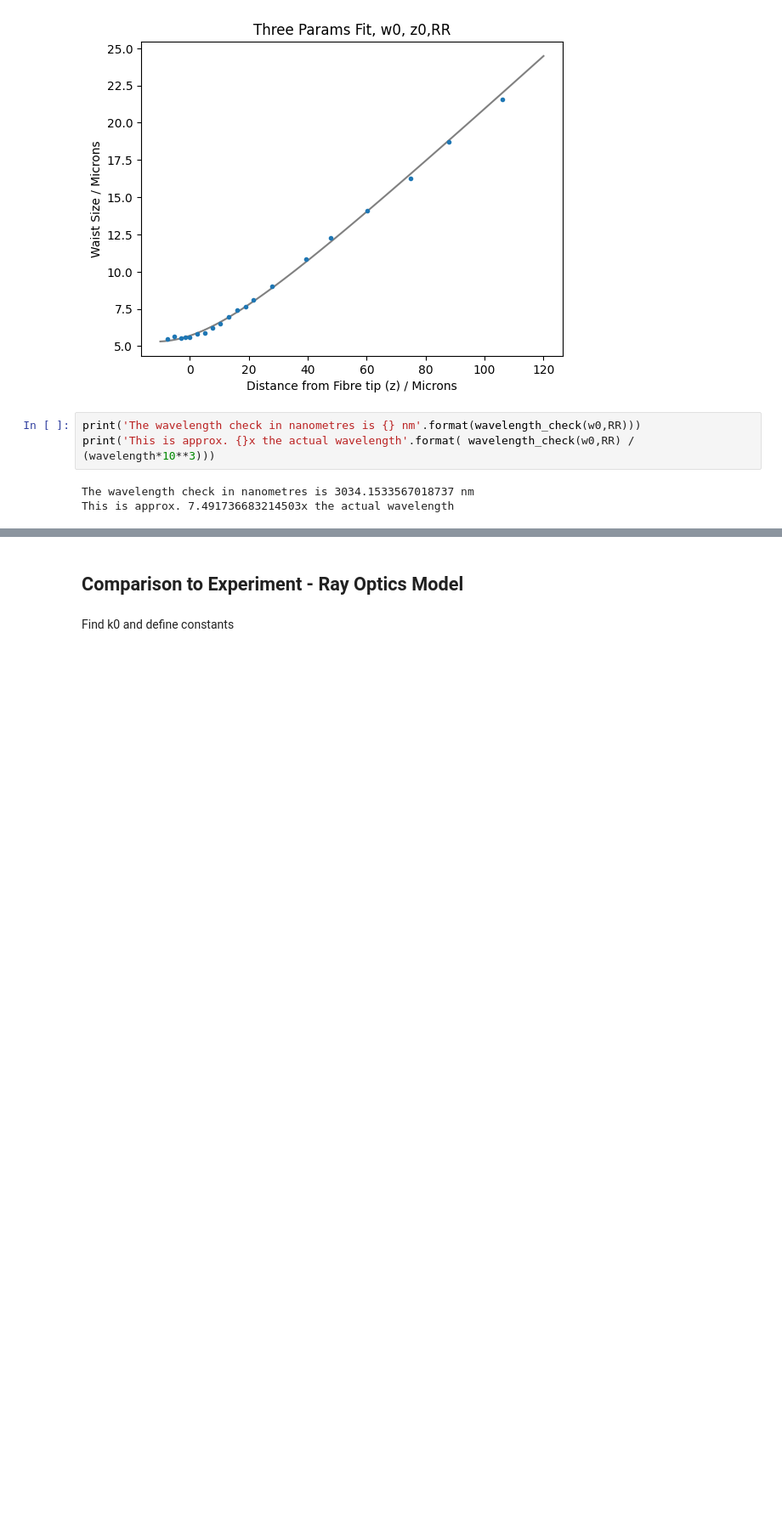
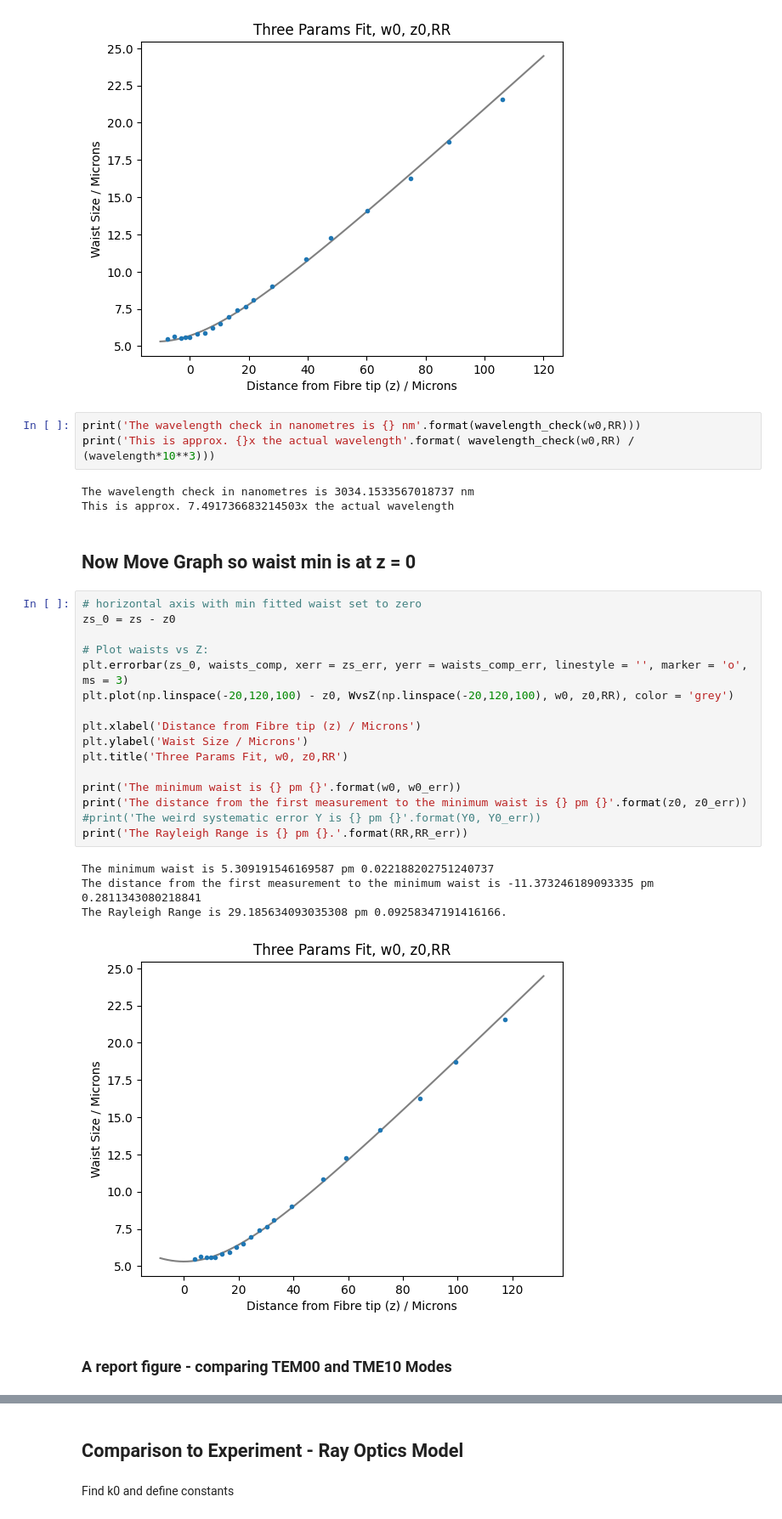
Before and after one commit to akay8/Level4Project, a Jupyter notebook: Cleaved_Fibre.ipynb, the cells around one changed output, grey strips where cells are left out. Shown at 85% size. Cells and saved outputs as stored; diff of their text form; blank space fills up the shorter version.

Commit message:
Graph Completed (?)

```diff
--- a/Cleaved_Fibre.ipynb
+++ b/Cleaved_Fibre.ipynb
@@ -298,3 +224,28 @@ print('This is approx. {}x the actual wavelength'.format( wavelength_check(w0,RR
 # %% [output]
 The wavelength check in nanometres is 3034.1533567018737 nm
 This is approx. 7.491736683214503x the actual wavelength
+# %% [markdown]
+## Now Move Graph so waist min is at z = 0
+# %%
+# horizontal axis with min fitted waist set to zero
+zs_0 = zs - z0
+
+# Plot waists vs Z:
+plt.errorbar(zs_0, waists_comp, xerr = zs_err, yerr = waists_comp_err, linestyle = '', marker = 'o', ms = 3)
+plt.plot(np.linspace(-20,120,100) - z0, WvsZ(np.linspace(-20,120,100), w0, z0,RR), color = 'grey')
+
+plt.xlabel('Distance from Fibre tip (z) / Microns')
+plt.ylabel('Waist Size / Microns')
+plt.title('Three Params Fit, w0, z0,RR')
+
+print('The minimum waist is {} pm {}'.format(w0, w0_err))
+print('The distance from the first measurement to the minimum waist is {} pm {}'.format(z0, z0_err))
+#print('The weird systematic error Y is {} pm {}'.format(Y0, Y0_err))
+print('The Rayleigh Range is {} pm {}.'.format(RR,RR_err))
+# %% [output]
+The minimum waist is 5.309191546169587 pm 0.022188202751240737
+The distance from the first measurement to the minimum waist is -11.373246189093335 pm 0.2811343080218841
+The Rayleigh Range is 29.185634093035308 pm 0.09258347191416166.
+[figure, added]
+# %% [markdown]
+### A report figure - comparing TEM00 and TME10 Modes
```
Also changed, not shown: parts of 5 cells of this notebook.
